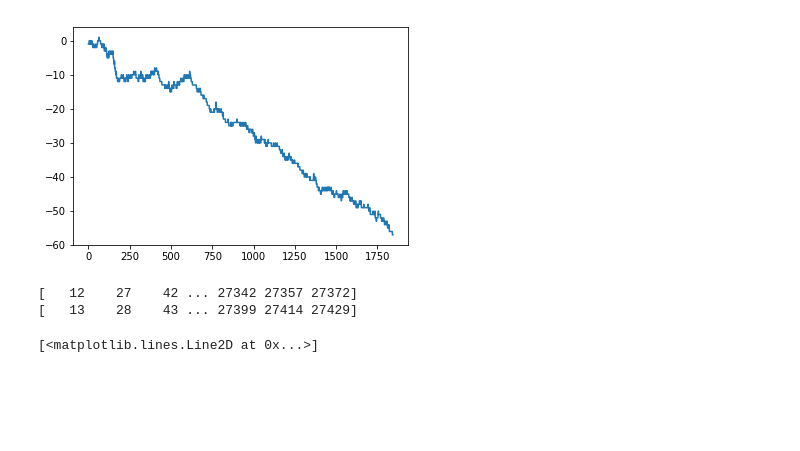
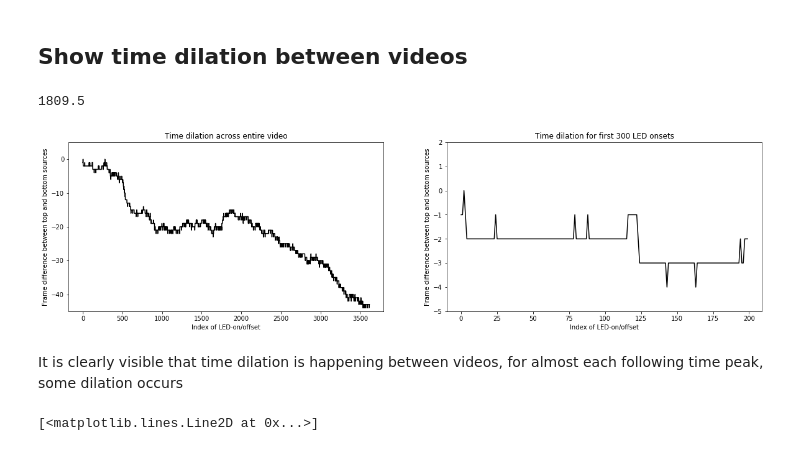
Before and after one commit to L-Hess/Hex-Snap, a Jupyter notebook: notebooks/exploratory/time_correction.ipynb, the cells around one changed output. Cells and saved outputs as stored; diff of their text form; code cells hidden in the pictures; blank space fills up the shorter version.

Commit message:
Changed around time alignment from on to offset and benchmarks

```diff
--- a/notebooks/exploratory/time_correction.ipynb
+++ b/notebooks/exploratory/time_correction.ipynb
@@ -5,23 +8,42 @@ from matplotlib import pyplot as plt
 import pkg_resources
+# %% [markdown]
+## Show time dilation between videos
 # %%
-dat_0 = np.genfromtxt('2018-12-18_09-26-58\pos_log_file_0.csv', delimiter=',', skip_header=False)
-dat_1 = np.genfromtxt('2018-12-18_09-26-58\pos_log_file_1.csv', delimiter=',', skip_header=False)
+dat_0 = np.genfromtxt(r'C:\Users\Gebruiker\Documents\HexAnalysis\Data\interim\position_log_files\2019-01-16_10-45-35\pos_log_file_0.csv', delimiter=',', skip_header=False)
+dat_1 = np.genfromtxt(r'C:\Users\Gebruiker\Documents\HexAnalysis\Data\interim\position_log_files\2019-01-16_10-45-35\pos_log_file_1.csv', delimiter=',', skip_header=False)
-# %%
-led_0 = dat_0[:,3]
-led_1 =dat_1[:,3]
-led_0_peaks = np.diff(led_0) > 0
-led_1_peaks = np.diff(led_1) > 0
-i_0 = np.where(led_0_peaks == 1)[0]
-i_1 = np.where(led_1_peaks == 1)[0]
-i_diff = i_0-i_1
-plt.plot(i_diff)
-plt.show()
-print(i_0)
-print(i_1)
-# %% [output]
-[figure, removed]
-[   12    27    42 ... 27342 27357 27372]
-[   13    28    43 ... 27399 27414 27429]
+# %%
+led_0 = dat_0[:,3]
+led_1 =dat_1[:,3]
+led_0_peaks = np.diff(led_0)
+led_1_peaks = np.diff(led_1)
+i_0 = np.sort(np.concatenate((np.where(led_0_peaks == 1)[0],np.where(led_0_peaks == -1)[0]),0))
+i_1 = np.sort(np.concatenate((np.where(led_1_peaks == 1)[0],np.where(led_1_peaks == -1)[0]),0))
+
+i_diff = i_0[:3619]-i_1
+fig, ax = plt.subplots(1, 2,figsize = (20,5))
+
+## Entire video
+p = (0)
+ax[p].plot(i_diff, color='k')
+ax[p].set_title('Time dilation across entire video')
+ax[p].set_xlabel('Index of LED-on/offset')
+ax[p].set_ylabel('Frame difference between top and bottom sources')
+ax[p].set_ylim(-45, 5)
+
+## Zoom in
+p = (1)
+ax[p].plot(i_diff[:200], color='k')
+ax[p].set_title('Time dilation for first 300 LED onsets')
+ax[p].set_xlabel('Index of LED-on/offset')
+ax[p].set_ylabel('Frame difference between top and bottom sources')
+ax[p].set_ylim(-5, 2)
+
+print(len(i_diff)/2)
+# %% [output]
+1809.5
+[figure, added]
+# %% [markdown]
+It is clearly visible that time dilation is happening between videos, for almost each following time peak, some dilation occurs
 # %%
 if len(led_0) > len(led_1):
     dat_0f = dat_0
```
Also changed, not shown: parts of 1 cell of this notebook, 3 other files.
